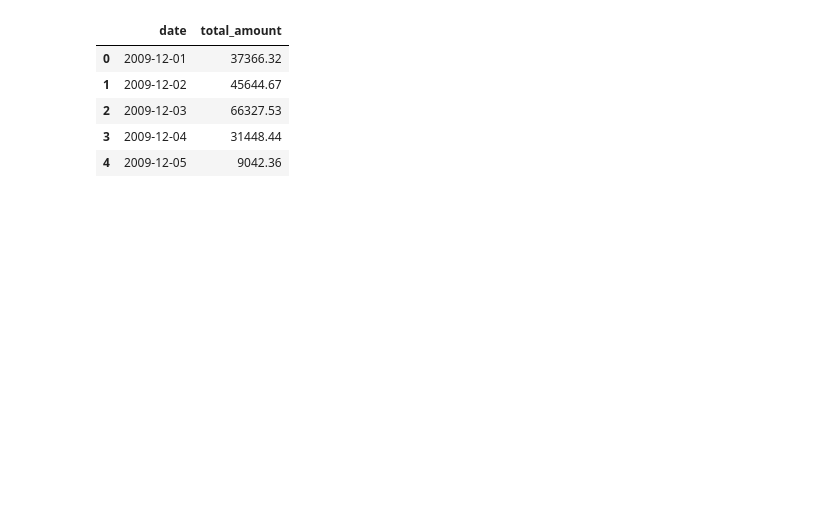
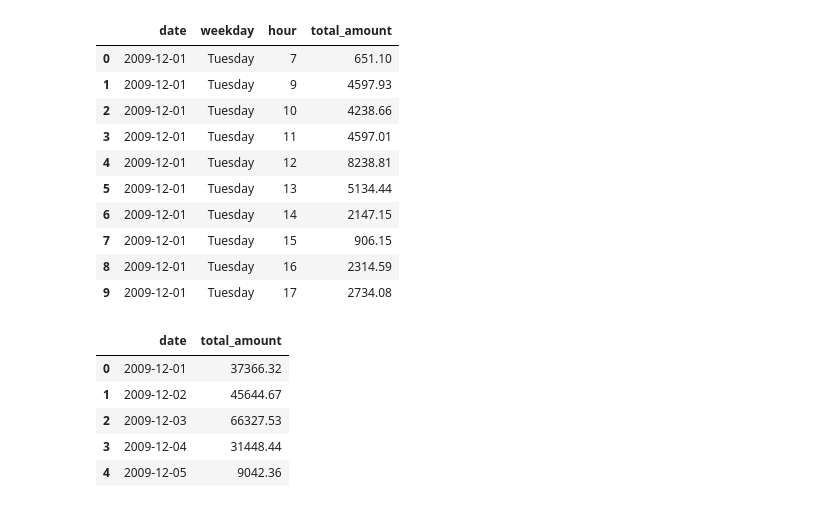
Before and after one commit to yichuang25/Forecasting-Project-Sales, a Jupyter notebook: Analysis&Modeling/12h_sales.ipynb, the cells around one changed output. Saved outputs shown, nothing was run; the diff lists cells and outputs as text; code cells hidden in the pictures; blank space fills up the shorter version.

```diff
--- a/Analysis&Modeling/12h_sales.ipynb
+++ b/Analysis&Modeling/12h_sales.ipynb
@@ -9,6 +9,20 @@ sales1 = pd.read_pickle("../Data/total_sales_09-10_cleaned.pkl")
 sales2 = pd.read_pickle("../Data/total_sales_10-11_cleaned.pkl")
 # %%
 sales = pd.concat([sales1, sales2])
+# %%
+sales.head(10)
+# %% [output]
+|  | date | weekday | hour | total_amount |
+| 0 | 2009-12-01 | Tuesday | 7 | 651.10 |
+| 1 | 2009-12-01 | Tuesday | 9 | 4597.93 |
+| 2 | 2009-12-01 | Tuesday | 10 | 4238.66 |
+| 3 | 2009-12-01 | Tuesday | 11 | 4597.01 |
+| 4 | 2009-12-01 | Tuesday | 12 | 8238.81 |
+| 5 | 2009-12-01 | Tuesday | 13 | 5134.44 |
+| 6 | 2009-12-01 | Tuesday | 14 | 2147.15 |
+| 7 | 2009-12-01 | Tuesday | 15 | 906.15 |
+| 8 | 2009-12-01 | Tuesday | 16 | 2314.59 |
+| 9 | 2009-12-01 | Tuesday | 17 | 2734.08 |
 # %%
 sales_day = sales.groupby(['date']).sum().reset_index()
 sales_day = sales_day.drop(columns = ['hour'])
```
Also changed, not shown: parts of 13 cells of this notebook, 1 other file.
